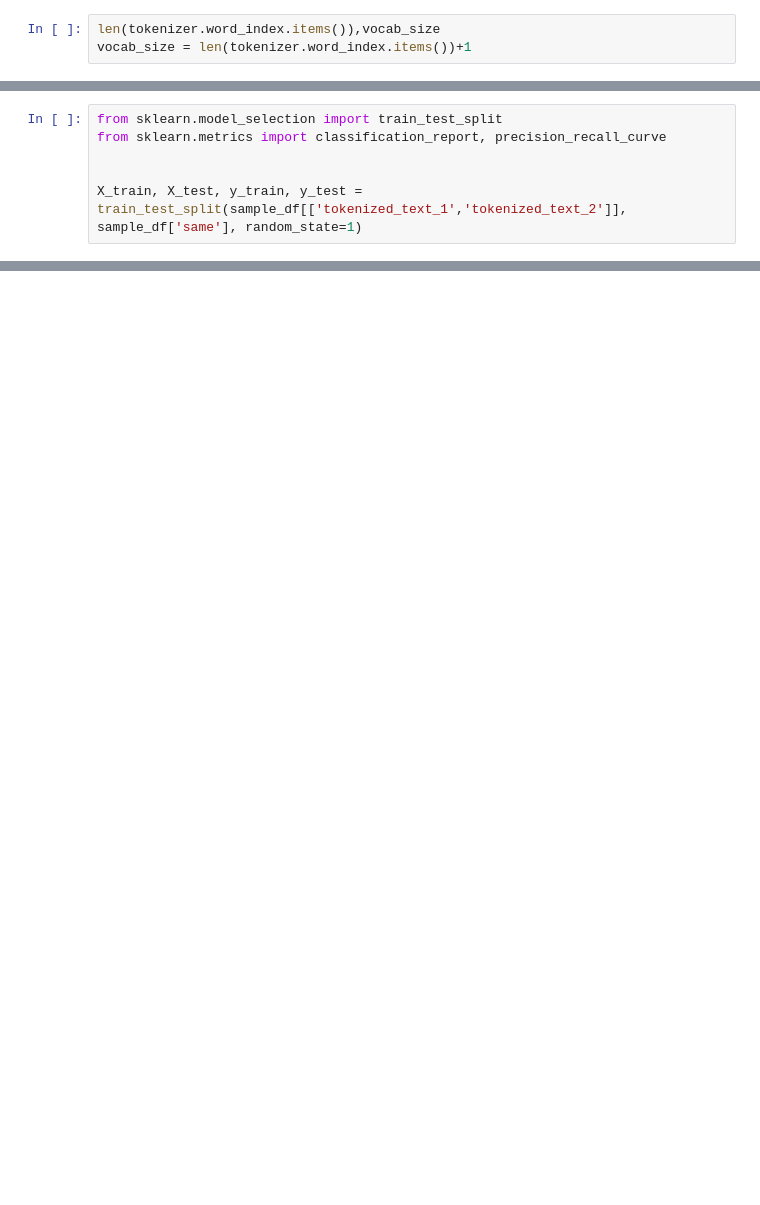
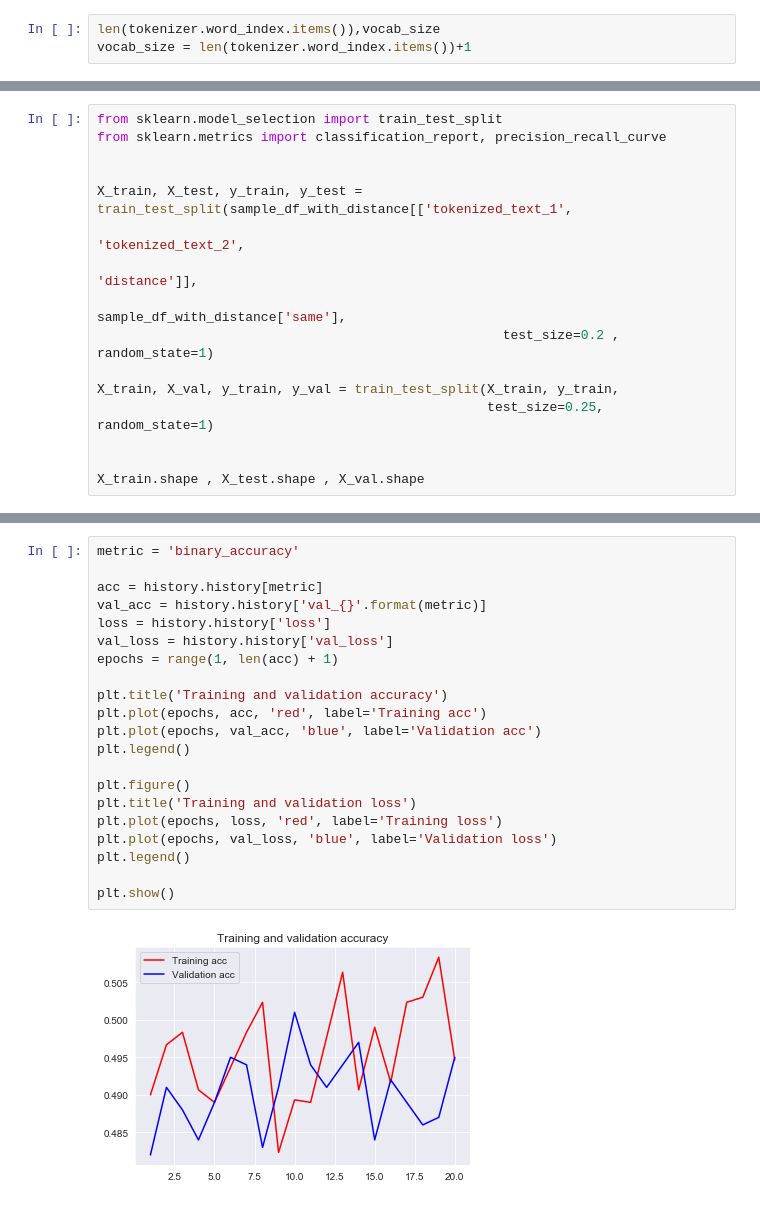
Before and after one commit to NachiLieder/pan20-authorship-verification, a Jupyter notebook: create_embedding.ipynb, the cells around one changed output, grey strips where cells are left out. Cells and saved outputs as stored; diff of their text form; blank space fills up the shorter version.

```diff
--- a/create_embedding.ipynb
+++ b/create_embedding.ipynb
@@ -85,4 +180,14 @@ from sklearn.model_selection import train_test_split
 from sklearn.metrics import classification_report, precision_recall_curve
 
 
-X_train, X_test, y_train, y_test = train_test_split(sample_df[['tokenized_text_1','tokenized_text_2']], sample_df['same'], random_state=1)
+X_train, X_test, y_train, y_test = train_test_split(sample_df_with_distance[['tokenized_text_1',
+                                                                             'tokenized_text_2',
+                                                                             'distance']],
+                                                    sample_df_with_distance['same'],
+                                                    test_size=0.2 , random_state=1)
+
+X_train, X_val, y_train, y_val = train_test_split(X_train, y_train,
+                                                  test_size=0.25, random_state=1)
+
+
+X_train.shape , X_test.shape , X_val.shape
@@ -151,0 +304,23 @@ Epoch 30/30
+# %%
+metric = 'binary_accuracy'
+
+acc = history.history[metric]
+val_acc = history.history['val_{}'.format(metric)]
+loss = history.history['loss']
+val_loss = history.history['val_loss']
+epochs = range(1, len(acc) + 1)
+
+plt.title('Training and validation accuracy')
+plt.plot(epochs, acc, 'red', label='Training acc')
+plt.plot(epochs, val_acc, 'blue', label='Validation acc')
+plt.legend()
+
+plt.figure()
+plt.title('Training and validation loss')
+plt.plot(epochs, loss, 'red', label='Training loss')
+plt.plot(epochs, val_loss, 'blue', label='Validation loss')
+plt.legend()
+
+plt.show()
+# %% [output]
+[figure, added]
```
Also changed, not shown: parts of 37 cells of this notebook, 1 other file.
